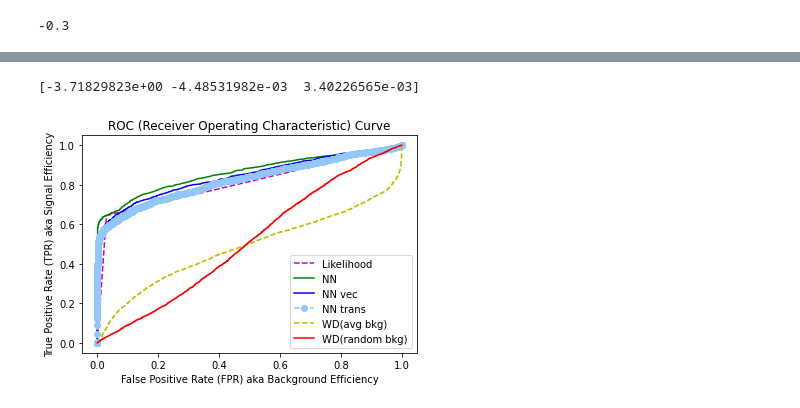
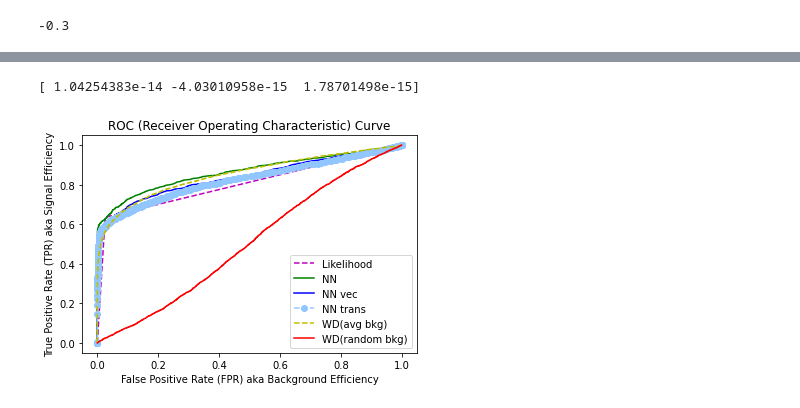
Before and after one commit to SangeonPark/QUASAR, a Jupyter notebook: jets/mass_gen.ipynb, the cells around one changed output, grey strips where cells are left out. Saved outputs shown, nothing was run; the diff lists cells and outputs as text; code cells hidden in the pictures.

```diff
--- a/jets/mass_gen.ipynb
+++ b/jets/mass_gen.ipynb
@@ -680,7 +658,7 @@ bkg_test  = scaler.transform    (bkg_test)
 
 bkgavg=np.array([])
 for pVal0 in range(sig_train.shape[1]):
-    bkgavg = np.append(bkgavg,bkg_train[:,pVal0].mean())
+    bkgavg = np.append(bkgavg,sig_train[:,pVal0].mean())
 print(bkgavg)
 
 bkgrdmid=np.random.permutation(len(sig_train))
@@ -702,32 +680,32 @@ pVal=0
 for pVec in bkg_train:
     wd = wasserstein_distance(u_values=pVec,v_values=bkgavg)
     wdr= wasserstein_distance(u_values=pVec,v_values=bkgrdm[pVal])
     emdb = np.append(emdb,wd)
     emdbr = np.append(emdbr,wdr)
     pVal=pVal+1
 
 x_emd   = np.concatenate((emds,emdb))
 x_emdr  = np.concatenate((emdsr,emdbr))
 y_emd   = np.hstack((np.zeros(len(emds)), np.ones(len(emdb))))
 
 from sklearn import metrics
 fpr, tpr, thresholds = metrics.roc_curve(y_emd, x_emd,True)
 emd_rocpts=np.vstack((fpr,tpr))
 
 fpr, tpr, thresholds = metrics.roc_curve(y_emd, x_emdr,True)
 emd_rocpts2=np.vstack((fpr,tpr))
 
 plt.plot(likelihood_rocpts[0],likelihood_rocpts[1],'m--',label="Likelihood")
 plt.plot(nn_rocpts[0],          nn_rocpts[1],'g-',label="NN")
 plt.plot(nn_vec_rocpts[0],      nn_vec_rocpts[1],'b-',label="NN vec")
 plt.plot(nn_trans_vec_rocpts[0],nn_trans_vec_rocpts[1],'o--',label="NN trans")
 plt.plot(emd_rocpts[0],emd_rocpts[1],'y--',label="WD(avg bkg)")
 plt.plot(emd_rocpts2[0],emd_rocpts2[1],'r-',label="WD(random bkg)")
 plt.title("ROC (Receiver Operating Characteristic) Curve")
 plt.xlabel("False Positive Rate (FPR) aka Background Efficiency")
 plt.ylabel("True Positive Rate (TPR) aka Signal Efficiency")
 plt.legend(loc="lower right")
 plt.show()
 # %% [output]
-[-3.71829823e+00 -4.48531982e-03  3.40226565e-03]
+[ 1.04254383e-14 -4.03010958e-15  1.78701498e-15]
-[figure, old version]
+[figure, new version]
```
Also changed, not shown: parts of 20 cells of this notebook.
